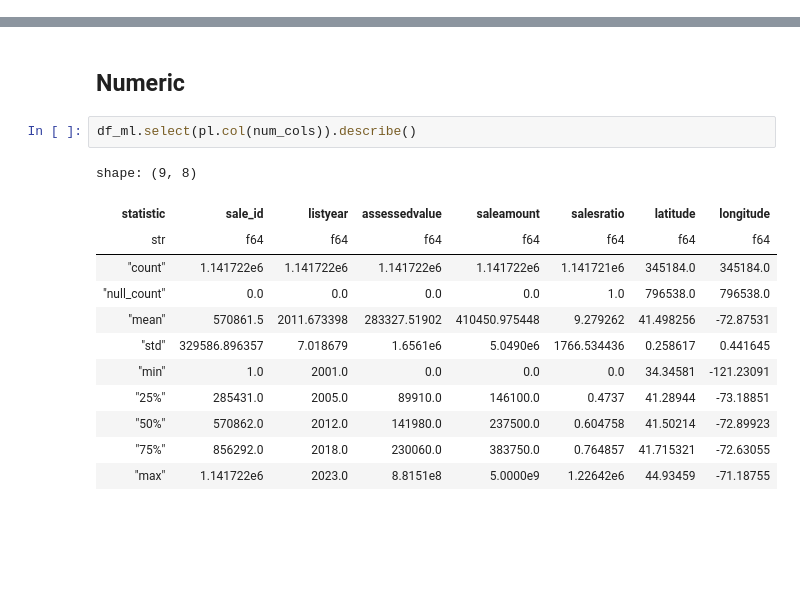
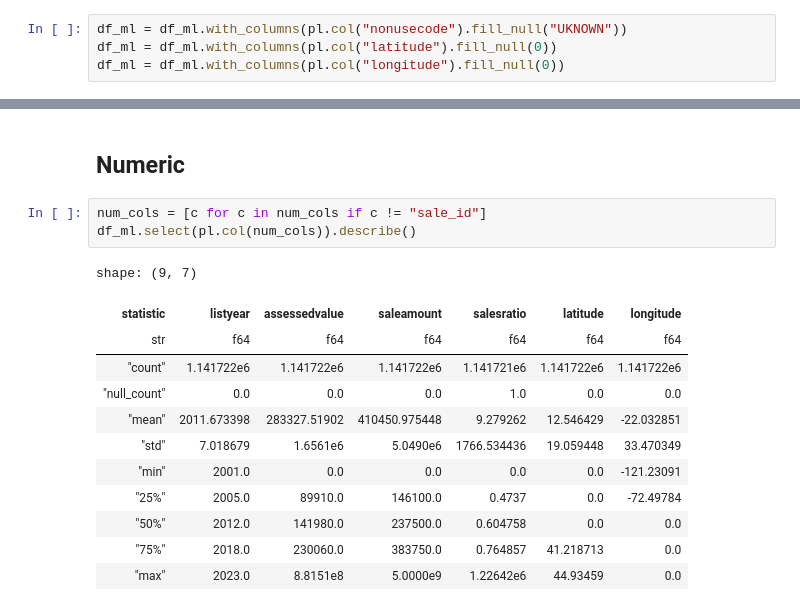
Before and after one commit to sebasposcor-del/Real-Estate-Sales, a Jupyter notebook: EDA.ipynb, the cells around one changed output, grey strips where cells are left out. Drawn from its saved outputs; the diff is of its cells as text; blank space fills up the shorter version.

```diff
--- a/EDA.ipynb
+++ b/EDA.ipynb
@@ -123,0 +128,4 @@ AttributeError: 'DataFrame' object has no attribute 'isnull'
+# %%
+df_ml = df_ml.with_columns(pl.col("nonusecode").fill_null("UKNOWN"))
+df_ml = df_ml.with_columns(pl.col("latitude").fill_null(0))
+df_ml = df_ml.with_columns(pl.col("longitude").fill_null(0))
@@ -124,17 +139,18 @@ AttributeError: 'DataFrame' object has no attribute 'isnull'
 # %% [markdown]
 ## Numeric
-# %%
-df_ml.select(pl.col(num_cols)).describe()
-# %% [output]
-shape: (9, 8)
-| statistic | sale_id | listyear | assessedvalue | saleamount | salesratio | latitude | longitude |
-| str | f64 | f64 | f64 | f64 | f64 | f64 | f64 |
-| "count" | 1.141722e6 | 1.141722e6 | 1.141722e6 | 1.141722e6 | 1.141721e6 | 345184.0 | 345184.0 |
-| "null_count" | 0.0 | 0.0 | 0.0 | 0.0 | 1.0 | 796538.0 | 796538.0 |
-| "mean" | 570861.5 | 2011.673398 | 283327.51902 | 410450.975448 | 9.279262 | 41.498256 | -72.87531 |
-| "std" | 329586.896357 | 7.018679 | 1.6561e6 | 5.0490e6 | 1766.534436 | 0.258617 | 0.441645 |
-| "min" | 1.0 | 2001.0 | 0.0 | 0.0 | 0.0 | 34.34581 | -121.23091 |
-| "25%" | 285431.0 | 2005.0 | 89910.0 | 146100.0 | 0.4737 | 41.28944 | -73.18851 |
-| "50%" | 570862.0 | 2012.0 | 141980.0 | 237500.0 | 0.604758 | 41.50214 | -72.89923 |
-| "75%" | 856292.0 | 2018.0 | 230060.0 | 383750.0 | 0.764857 | 41.715321 | -72.63055 |
-| "max" | 1.141722e6 | 2023.0 | 8.8151e8 | 5.0000e9 | 1.22642e6 | 44.93459 | -71.18755 |
+# %%
+num_cols = [c for c in num_cols if c != "sale_id"]
+df_ml.select(pl.col(num_cols)).describe()
+# %% [output]
+shape: (9, 7)
+| statistic | listyear | assessedvalue | saleamount | salesratio | latitude | longitude |
+| str | f64 | f64 | f64 | f64 | f64 | f64 |
+| "count" | 1.141722e6 | 1.141722e6 | 1.141722e6 | 1.141721e6 | 1.141722e6 | 1.141722e6 |
+| "null_count" | 0.0 | 0.0 | 0.0 | 1.0 | 0.0 | 0.0 |
+| "mean" | 2011.673398 | 283327.51902 | 410450.975448 | 9.279262 | 12.546429 | -22.032851 |
+| "std" | 7.018679 | 1.6561e6 | 5.0490e6 | 1766.534436 | 19.059448 | 33.470349 |
+| "min" | 2001.0 | 0.0 | 0.0 | 0.0 | 0.0 | -121.23091 |
+| "25%" | 2005.0 | 89910.0 | 146100.0 | 0.4737 | 0.0 | -72.49784 |
+| "50%" | 2012.0 | 141980.0 | 237500.0 | 0.604758 | 0.0 | 0.0 |
+| "75%" | 2018.0 | 230060.0 | 383750.0 | 0.764857 | 41.218713 | 0.0 |
+| "max" | 2023.0 | 8.8151e8 | 5.0000e9 | 1.22642e6 | 44.93459 | 0.0 |
```
Also changed, not shown: parts of 12 cells of this notebook, 1 other file.
